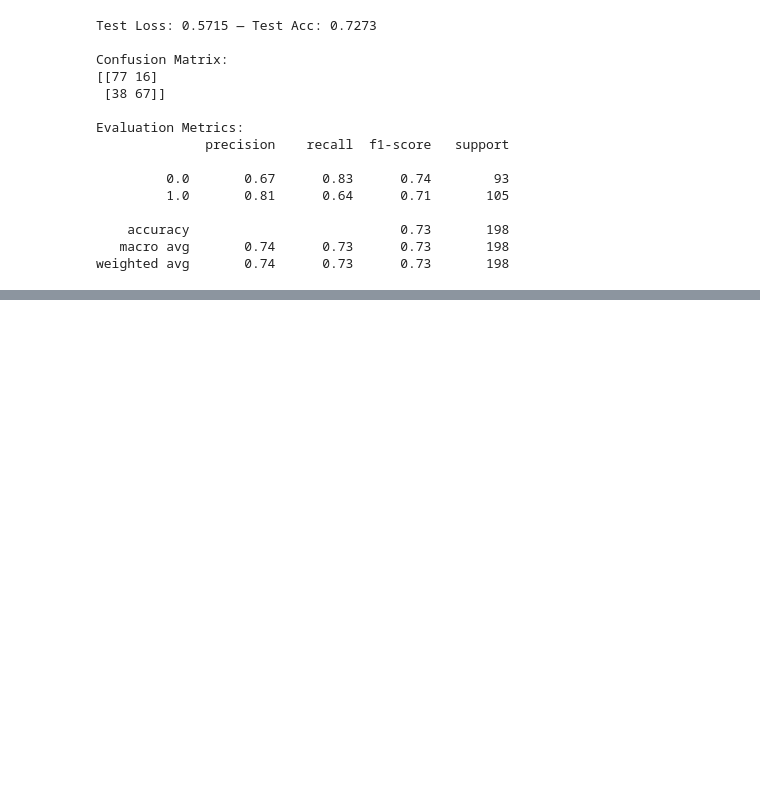
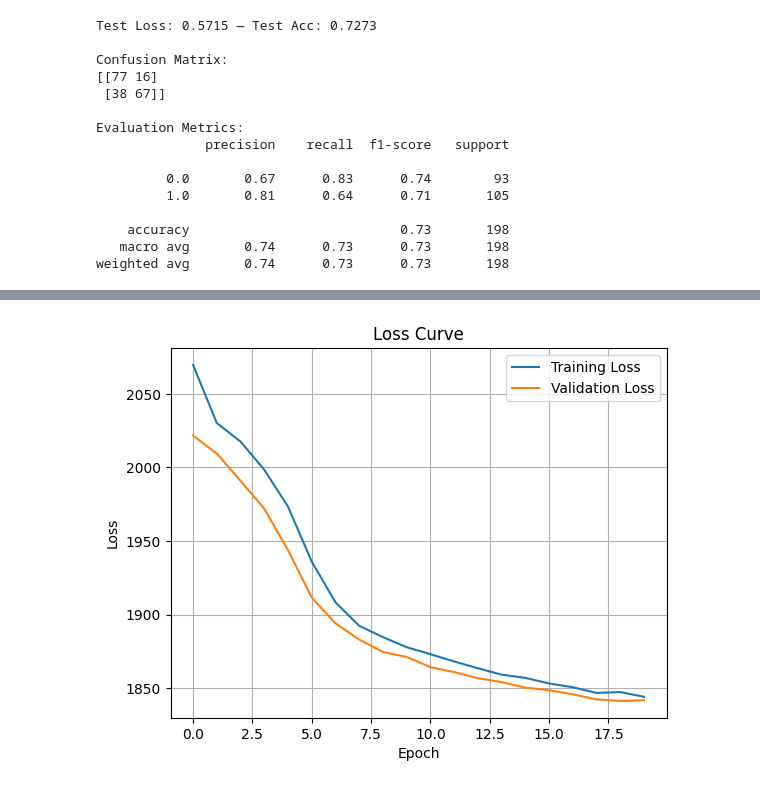
Before and after one commit to 7sr7/Projs-in-AI-HW-5, a Jupyter notebook: Silvestre_Projs_in_AI_HW_5.ipynb, the cells around one changed output, grey strips where cells are left out. Saved outputs shown, nothing was run; the diff lists cells and outputs as text; code cells hidden in the pictures; blank space fills up the shorter version.

```diff
--- a/Silvestre_Projs_in_AI_HW_5.ipynb
+++ b/Silvestre_Projs_in_AI_HW_5.ipynb
@@ -671,0 +982,13 @@ for images, _ in trainLoader:   # ignore labels
+# %%
+vae_transform = transforms.Compose([
+  # resizing to 32 x 32 just to help with training faster....
+  transforms.Resize((32, 32)),
+  transforms.ToTensor()
+])
+
+vae_dataset = datasets.ImageFolder(root=data, transform=vae_transform)
+
+vae_train, vae_val, vae_test = random_split(vae_dataset, [trainSize, valSize, testSize])
+vae_train_loader = DataLoader(vae_train, batch_size=16, shuffle=True)
+vae_val_loader = DataLoader(vae_val, batch_size=16, shuffle=False)
+vae_test_loader = DataLoader(vae_test, batch_size=16, shuffle=False)
@@ -671,0 +1075,9 @@ for images, _ in trainLoader:   # ignore labels
+# %%
+# loss function...
+def vae_loss(recon_x, x, mu, logvar):
+  # using BCE for reconstruction loss since our sigmoid guarantees pxls to be [0,1]
+  recon_loss = F.binary_cross_entropy(recon_x, x, reduction='sum')
+
+  kl_loss = -0.5 * torch.sum(1 + logvar - mu.pow(2) - logvar.exp())
+
+  return (recon_loss + kl_loss) / x.size(0)
@@ -671,0 +1145,14 @@ for images, _ in trainLoader:   # ignore labels
+# %%
+# plotting loss...
+plt.plot(train_losses, label='Training Loss')
+plt.plot(val_losses, label='Validation Loss')
+
+plt.title('Loss Curve')
+plt.xlabel('Epoch')
+plt.ylabel('Loss')
+
+plt.legend()
+plt.grid(True)
+plt.show()
+# %% [output]
+[figure, added]
```
Also changed, not shown: parts of 68 cells of this notebook.
